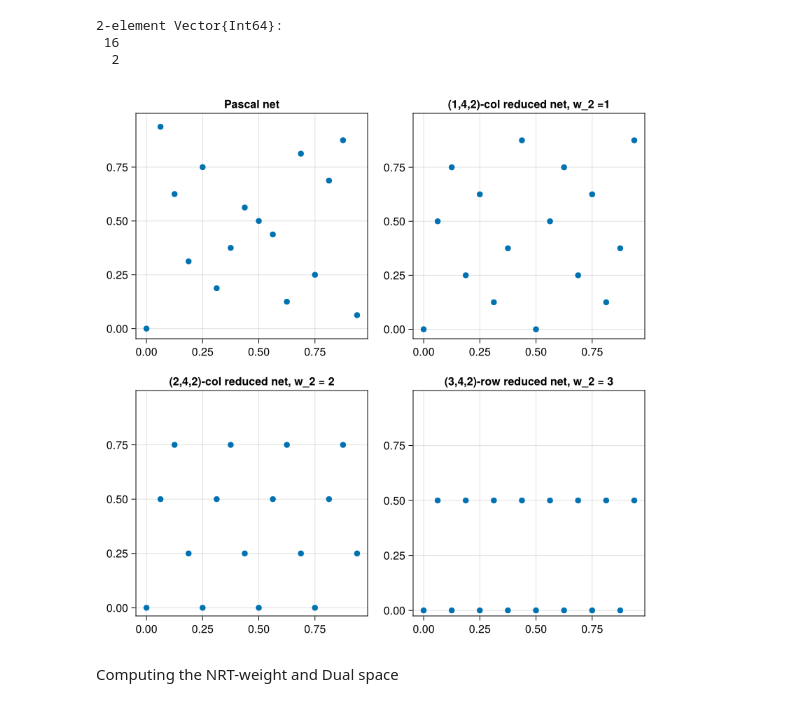
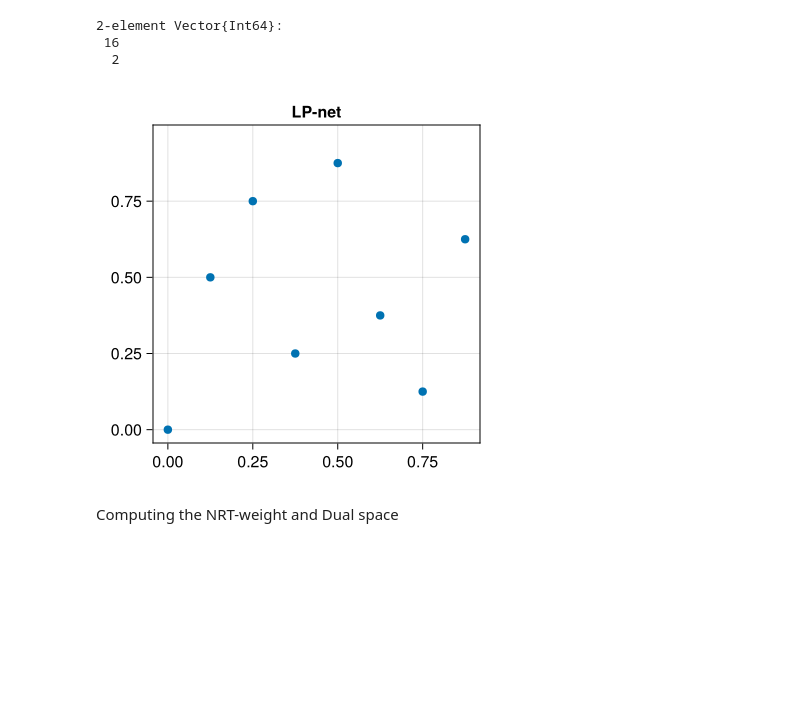
Before and after one commit to Vishnupriya-Anupindi/t_value_experiments, a Jupyter notebook: Reduced_nets.ipynb, the cells around one changed output. Saved outputs shown, nothing was run; the diff lists cells and outputs as text; code cells hidden in the pictures; blank space fills up the shorter version.

```diff
--- a/Reduced_nets.ipynb
+++ b/Reduced_nets.ipynb
@@ -31,7 +31,7 @@ using AbstractAlgebra, Random
 using AbstractAlgebra: lift
 b=2
 F = GF(b)
-m = 4
+m = 3
 s = 2
 ρ = m
 t = m - ρ
@@ -101,13 +93,14 @@ point_gen (generic function with 1 method)
 # C_2 = [1 1 1 1 1; 0 1 0 1 0; 0 0 1 1 0; 0 0 0 1 0; 0 0 0 0 1]
 
 # m = 4 Use Ctrl+/ to comment out and back
-#C_1 = [1 0 0 0; 0 1 0 0; 0 0 1 0; 0 0 0 1]
-C_1 = [0 0 0 1; 0 0 1 0; 0 1 0 0; 1 0 0 0]
-C_2 = [1 1 1 1; 0 1 0 1; 0 0 1 1; 0 0 0 1]
+# C_1 = [1 0 0 0; 0 1 0 0; 0 0 1 0; 0 0 0 1]
+# #C_1 = [0 0 0 1; 0 0 1 0; 0 1 0 0; 1 0 0 0]
+# C_2 = [1 1 1 1; 0 1 0 1; 0 0 1 1; 0 0 0 1]
 
-# m = 3
-# C_1 = [1 0 0; 0 1 0; 0 0 1]
-# C_2 = [1 1 1; 0 1 0; 0 0 1]
+m = 3
+C_1 = [1 0 0; 0 1 0; 0 0 1]
+#C_2 = [1 1 1; 0 1 0; 0 0 1]
+C_2 = [1 1 1; 1 1 0; 1 0 0]
 
 C_1, C_2  = S(C_1), S(C_2)
 C = [C_1,C_2]
@@ -370,46 +358,46 @@ unq_coord = [length(pts_j_unq_rr_1), length(pts_j_unq_rr_2)]
 # %%
 #set_theme!(theme_ggplot2())
 # %%
-fig = Figure(resolution = (800, 800))
+fig = Figure(resolution = (400, 400))
 
 #kwargs = (; xminorticksvisible = true, xminorgridvisible = true)
 #xticks = [0.0, 0.5, 1.0], yticks = [0.0, 0.5, 1.0]
 #xminorticks = IntervalsBetween(4), xminorticksvisible = true, ygridvisible = false
 #limits = (nothing,nothing, -0.05, 1)
 
 #ax = Axis(fig[1,1], title = "", limits = (nothing,nothing, -0.05, 1))
 #scatter!( Point2.(pts) )
 
-ax = Axis(fig[1,1],title = "Pascal net",limits = (nothing,nothing, nothing, 1), xticks = [0.0, 0.25, 0.5, 0.75], yticks = [0.0, 0.25, 0.5, 0.75], xminorgridvisible = false, yminorticksvisible = false)
+ax = Axis(fig[1,1],title = "LP-net",limits = (nothing,nothing, nothing, 1), xticks = [0.0, 0.25, 0.5, 0.75], yticks = [0.0, 0.25, 0.5, 0.75], xminorgridvisible = false, yminorticksvisible = false)
 scatter!( Point2.(pts))
 
 #ax = Axis(fig[1,1], title = "(0,4,2)- net", limits = (nothing,nothing, nothing, 1),  xticks = [0.0, 0.25, 0.5, 0.75], xminorticks = IntervalsBetween(4), xminorticksvisible = true, yticks = [0.0, 0.25, 0.5, 0.75],  xminorgridvisible = true, yminorticksvisible = false, ygridvisible = false)
 #scatter!( Point2.(pts_shift) )
 
-ax = Axis(fig[1,2], title = "(1,$m,2)-col reduced net, w_2 =1", limits = (nothing,nothing, nothing, 1), xticks = [0.0, 0.25, 0.5, 0.75], yticks = [0.0, 0.25, 0.5, 0.75],xminorgridvisible = false, yminorticksvisible = false)
-scatter!( Point2.(pts_cr) )
+# ax = Axis(fig[1,2], title = "(1,$m,2)-col reduced net, w_2 =1", limits = (nothing,nothing, nothing, 1), xticks = [0.0, 0.25, 0.5, 0.75], yticks = [0.0, 0.25, 0.5, 0.75],xminorgridvisible = false, yminorticksvisible = false)
+# scatter!( Point2.(pts_cr) )
 
-ax = Axis(fig[2,1], title = "(2,$m,2)-col reduced net, w_2 = 2", limits = (nothing,nothing, nothing, 1), xticks = [0.0, 0.25, 0.5, 0.75], yticks = [0.0, 0.25, 0.5, 0.75],xminorgridvisible = false, yminorticksvisible = false)
-scatter!( Point2.(pts_ccr) )
+# ax = Axis(fig[2,1], title = "(2,$m,2)-col reduced net, w_2 = 2", limits = (nothing,nothing, nothing, 1), xticks = [0.0, 0.25, 0.5, 0.75], yticks = [0.0, 0.25, 0.5, 0.75],xminorgridvisible = false, yminorticksvisible = false)
+# scatter!( Point2.(pts_ccr) )
 
-ax = Axis(fig[2,2], title = "(3,$m,2)-row reduced net, w_2 = 3", limits = (nothing,nothing, nothing, 1), xticks = [0.0, 0.25, 0.5, 0.75], yticks = [0.0, 0.25, 0.5, 0.75],xminorgridvisible = false, yminorticksvisible = false)
-scatter!( Point2.(pts_rr) )
+# ax = Axis(fig[2,2], title = "(3,$m,2)-row reduced net, w_2 = 3", limits = (nothing,nothing, nothing, 1), xticks = [0.0, 0.25, 0.5, 0.75], yticks = [0.0, 0.25, 0.5, 0.75],xminorgridvisible = false, yminorticksvisible = false)
+# scatter!( Point2.(pts_rr) )
 
 
 #ax = Axis(fig[1,2], title = "(2,4,2)-row reduced net, w_2 = 1", limits = (nothing,nothing, nothing, 1),  xticks = [0.0, 0.25, 0.5, 0.75], xminorticks = IntervalsBetween(2), xminorticksvisible = true, yticks = [0.0, 0.25, 0.5, 0.75],  xminorgridvisible = true, yminorticksvisible = false, ygridvisible = false)
 #scatter!( Point2.(pts_cr_shift) )
 
 #ax = Axis(fig[1,3], title = "(2,4,2)-row reduced net, w_2 = 2", limits = (nothing,nothing, nothing, 1),  xticks = [0.0, 0.25, 0.5, 0.75], xminorticks = IntervalsBetween(2), xminorticksvisible = true, yticks = [0.0, 0.25, 0.5, 0.75],  xminorgridvisible = true, yminorticksvisible = false, ygridvisible = false)
 #scatter!( Point2.(pts_rr_shift) )
 
 #ax = Axis(fig[1,3], title = "col-row reduced point set")
 #scatter!( Point2.(pts_rr) )
 
 #save("Plots/Digital_net_t2_w123_rowred_m5_shift.png", fig)
 #save("Plots/Digital_net_t2_w123_rowred_m5_shift.svg", fig)
 fig
 # %% [output]
-[figure, old version]
+[figure, new version]
 # %% [markdown]
 Computing the NRT-weight and Dual space
 # %%
```
Also changed, not shown: parts of 7 cells of this notebook, 1 other file.
